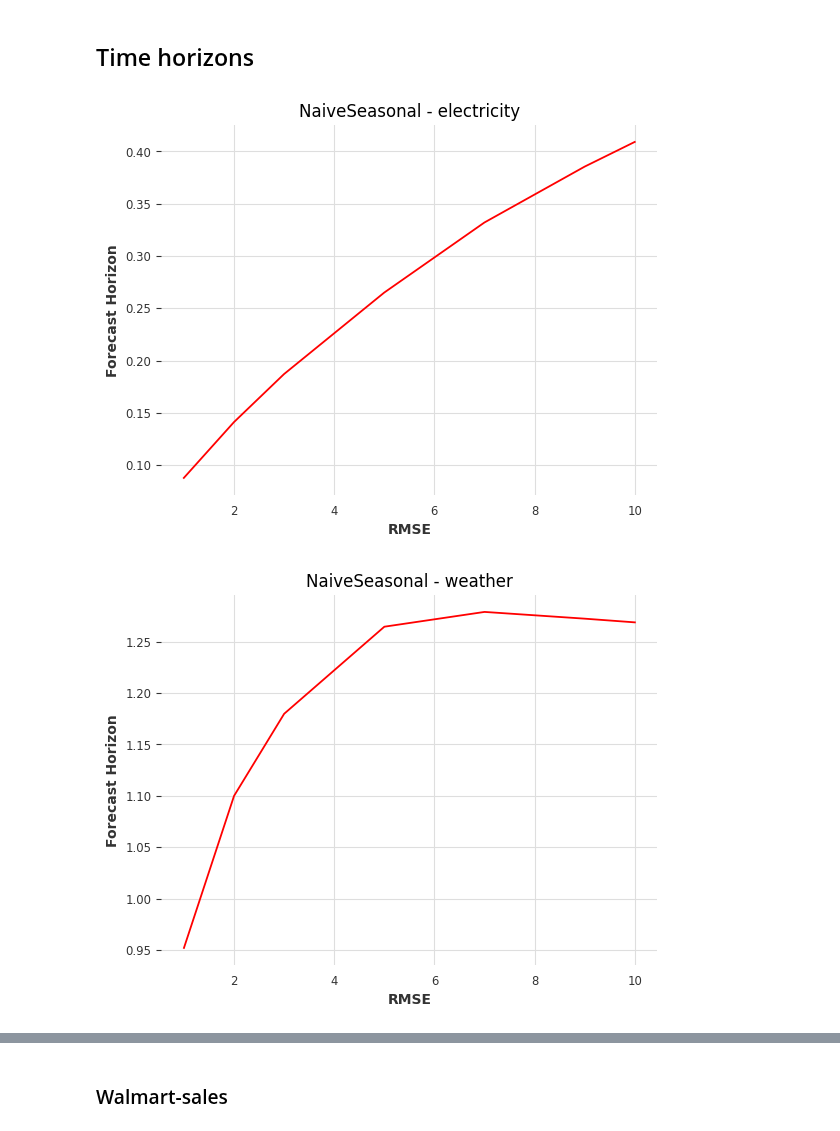
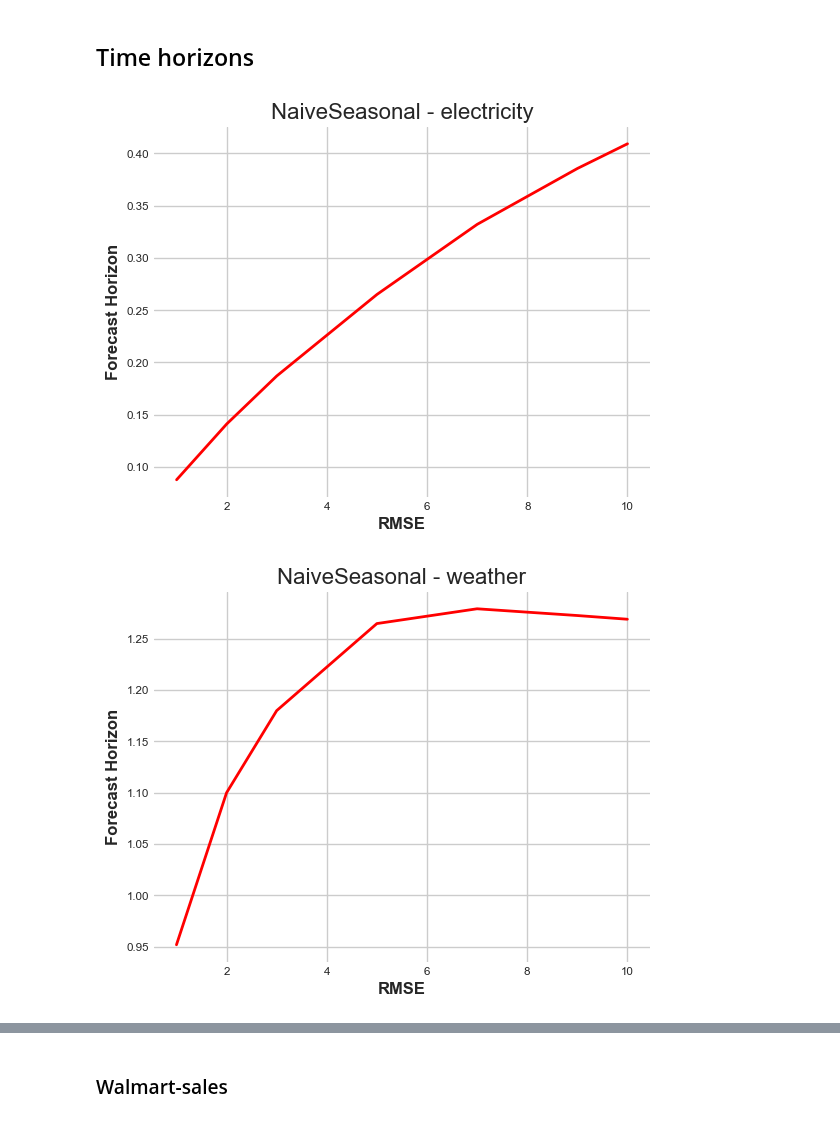
Before and after one commit to kosmydel/stock-timeseries-prediction, a Jupyter notebook: raport.ipynb, the cells around one changed output, grey strips where cells are left out. Drawn from its saved outputs; the diff is of its cells as text; code cells hidden in the pictures.

```diff
--- a/raport.ipynb
+++ b/raport.ipynb
@@ -4,6 +4,7 @@
 import matplotlib.pyplot as plt
 
 from utils import HORIZONS, read_results
+plt.style.use('seaborn-v0_8-whitegrid')
 # %%
 df = read_results()
 df.head(20)
@@ -31,6 +32,7 @@ df.head(20)
 # take unique valeus from dataset column
 datesets = df["dataset"].unique()
 
+plt.style.use('seaborn-v0_8-whitegrid')
 for dataset in datesets:
     for horizon in HORIZONS:
         df_walmart = df[df["dataset"] == dataset]
@@ -82,17 +84,18 @@ df.where(df["dataset"] == "weather").dropna().sort_values("forecast_horizon").he
 # %%
 datasets = df["dataset"].unique()
 models = df["model"].unique()
 horizons = df["forecast_horizon"].unique()
 
+plt.style.use('seaborn-v0_8-whitegrid')
 for model in models:
     for dataset in datasets:
         df_subset = df[(df["dataset"] == dataset) & (df["model"] == model)].sort_values("forecast_horizon")
         plt.plot(df_subset["forecast_horizon"], df_subset["rmse"], color="red")
         plt.ylabel("Forecast Horizon")
         plt.xlabel("RMSE")
         plt.title(f"{model} - {dataset}")
         plt.savefig(f"results/horizon-plots/{model}-{dataset}.png")
         plt.show()
 # %% [output]
-[figure, old version]
+[figure, new version]
-[figure, old version]
+[figure, new version]
```
Also changed, not shown: parts of 2 cells of this notebook, 5 other files.
